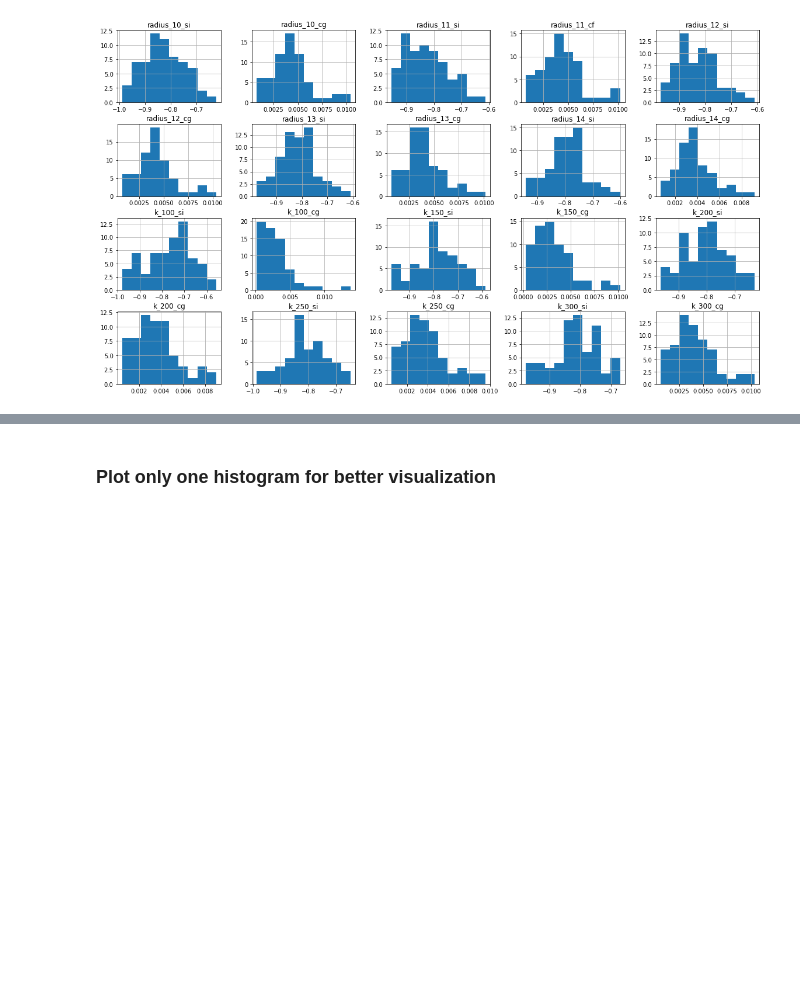
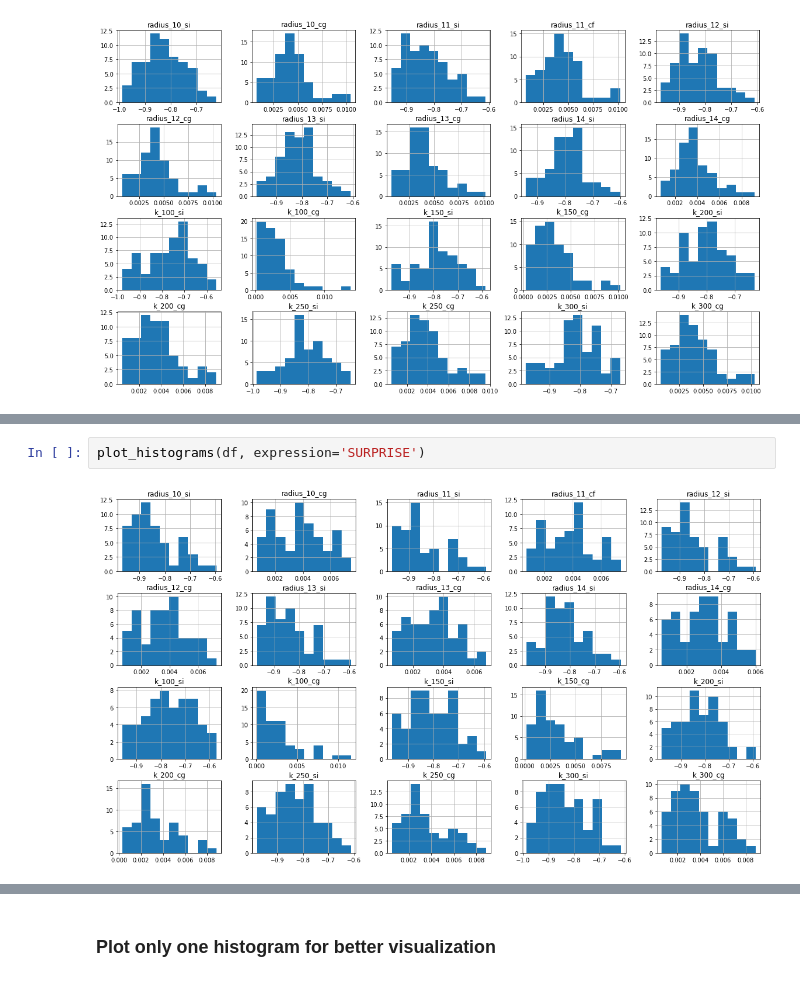
Before and after one commit to thalissonfelipe/landmarks, a Jupyter notebook: Analises.ipynb, the cells around one changed output, grey strips where cells are left out. Cells and saved outputs as stored; diff of their text form; blank space fills up the shorter version.

```diff
--- a/Analises.ipynb
+++ b/Analises.ipynb
@@ -116,0 +131,4 @@ plot_histograms(df, expression='ANGER')
+# %%
+plot_histograms(df, expression='SURPRISE')
+# %% [output]
+[figure, added]
```
Also changed, not shown: parts of 24 cells of this notebook, 3 other files.
